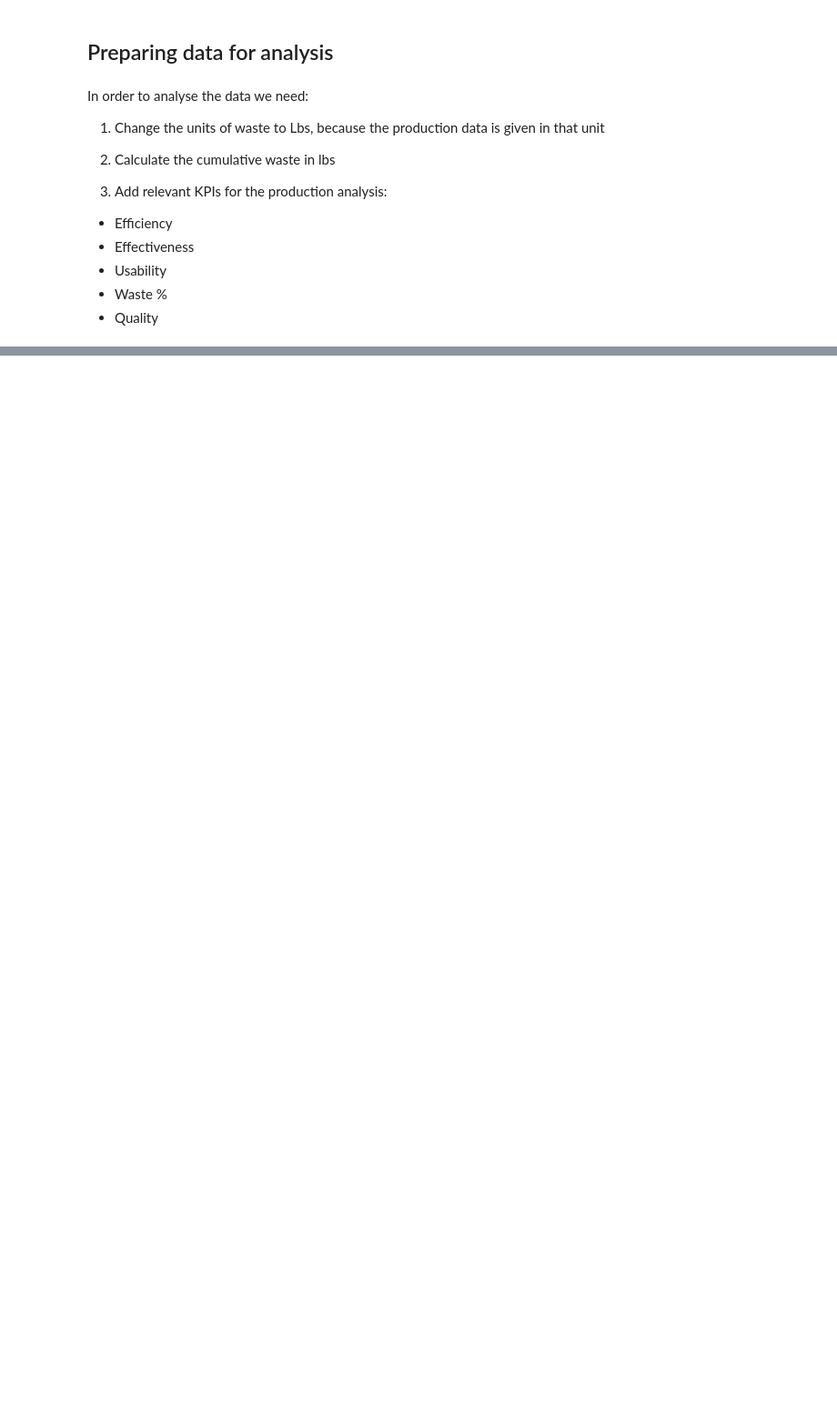
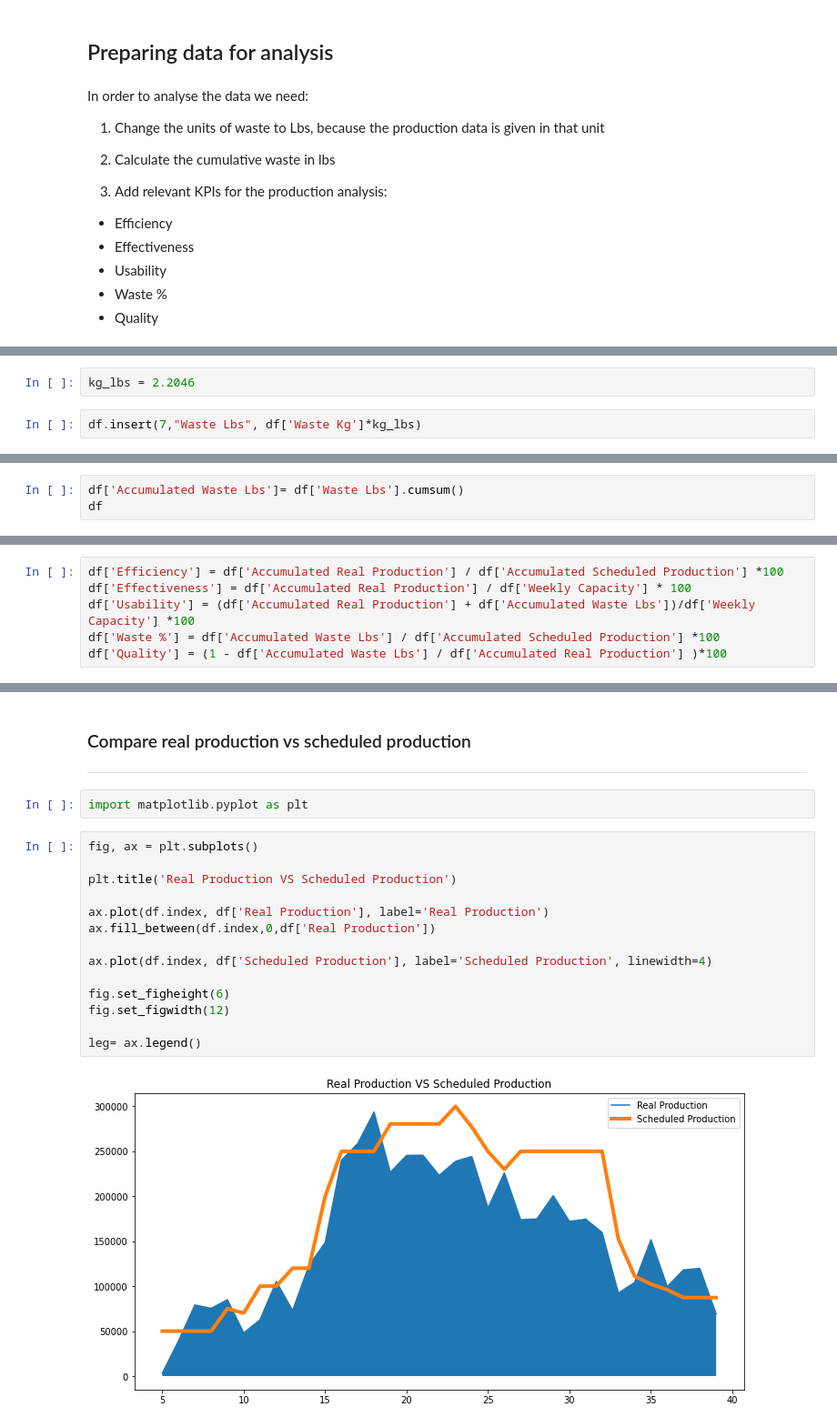
Before and after one commit to NedduJS/data-analysis-production, a Jupyter notebook: AnálisisProducción.ipynb, the cells around one changed output, grey strips where cells are left out. Shown at 91% size. Saved outputs shown, nothing was run; the diff lists cells and outputs as text; blank space fills up the shorter version.

Commit message:
Real Production vs Scheduled production plot

```diff
--- a/AnálisisProducción.ipynb
+++ b/AnálisisProducción.ipynb
@@ -76,0 +61,4 @@ In order to analyse the data we need:
+# %%
+kg_lbs = 2.2046
+# %%
+df.insert(7,"Waste Lbs", df['Waste Kg']*kg_lbs)
@@ -76,0 +67,3 @@ In order to analyse the data we need:
+# %%
+df['Accumulated Waste Lbs']= df['Waste Lbs'].cumsum()
+df
@@ -76,0 +102,6 @@ In order to analyse the data we need:
+# %%
+df['Efficiency'] = df['Accumulated Real Production'] / df['Accumulated Scheduled Production'] *100
+df['Effectiveness'] = df['Accumulated Real Production'] / df['Weekly Capacity'] * 100
+df['Usability'] = (df['Accumulated Real Production'] + df['Accumulated Waste Lbs'])/df['Weekly Capacity'] *100
+df['Waste %'] = df['Accumulated Waste Lbs'] / df['Accumulated Scheduled Production'] *100
+df['Quality'] = (1 - df['Accumulated Waste Lbs'] / df['Accumulated Real Production'] )*100
@@ -76,0 +137,22 @@ In order to analyse the data we need:
+# %% [markdown]
+### Compare real production vs scheduled production
+
+---
+# %%
+import matplotlib.pyplot as plt
+# %%
+fig, ax = plt.subplots()
+
+plt.title('Real Production VS Scheduled Production')
+
+ax.plot(df.index, df['Real Production'], label='Real Production')
+ax.fill_between(df.index,0,df['Real Production'])
+
+ax.plot(df.index, df['Scheduled Production'], label='Scheduled Production', linewidth=4)
+
+fig.set_figheight(6)
+fig.set_figwidth(12)
+
+leg= ax.legend()
+# %% [output]
+[figure, added]
```
Also changed, not shown: parts of 11 cells of this notebook.
